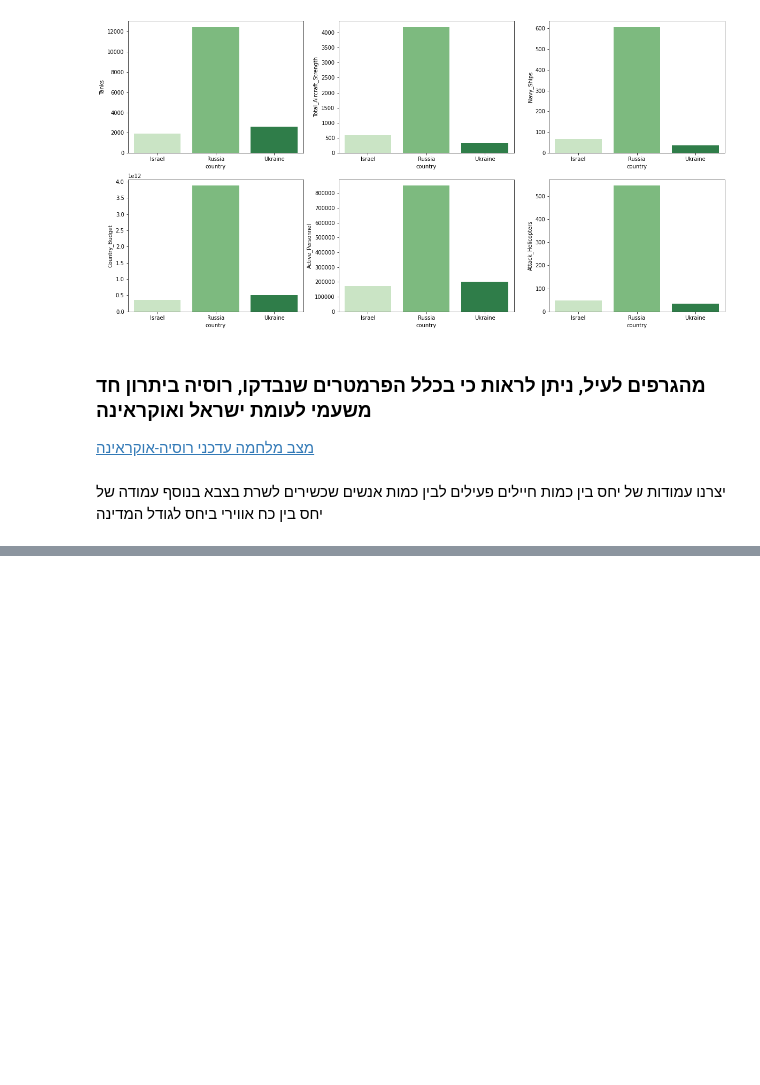
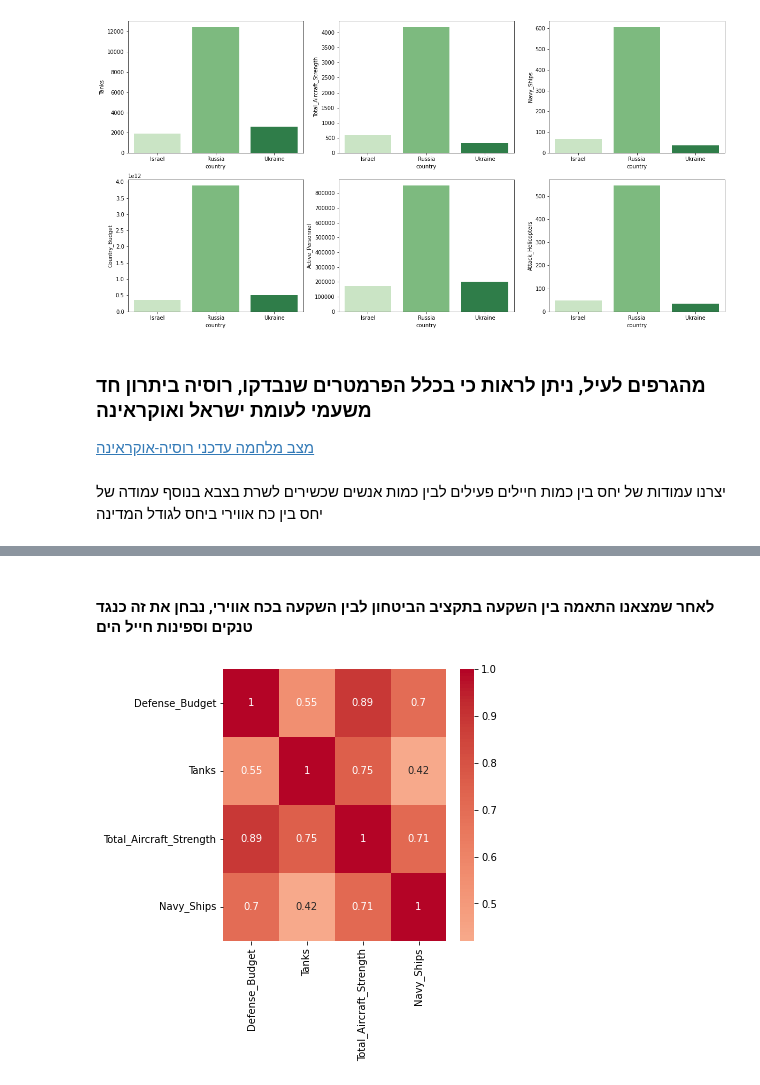
Before and after one commit to mayas9/army-project, a Jupyter notebook: project.ipynb, the cells around one changed output, grey strips where cells are left out. Drawn from its saved outputs; the diff is of its cells as text; code cells hidden in the pictures; blank space fills up the shorter version.

```diff
--- a/project.ipynb
+++ b/project.ipynb
@@ -208,0 +173,10 @@ sns.stripplot(x='Waterways_(usable)', y='Submarines', data=army,jitter=0.001)
+# %% [markdown]
+#### <div dir="rtl">לאחר שמצאנו התאמה בין השקעה בתקציב הביטחון לבין השקעה בכח אווירי, נבחן את זה כנגד טנקים וספינות חייל הים
+# %%
+features= ['Defense_Budget','Tanks','Total_Aircraft_Strength' ,'Navy_Ships']
+corrs = army[army.Mainland == 'Europe'][features].corr(method = 'spearman')
+
+plt.figure(figsize=(5,5))
+sns.heatmap(corrs, cmap='coolwarm', center=0, annot = True);
+# %% [output]
+[figure, added]
```
Also changed, not shown: parts of 43 cells of this notebook.
